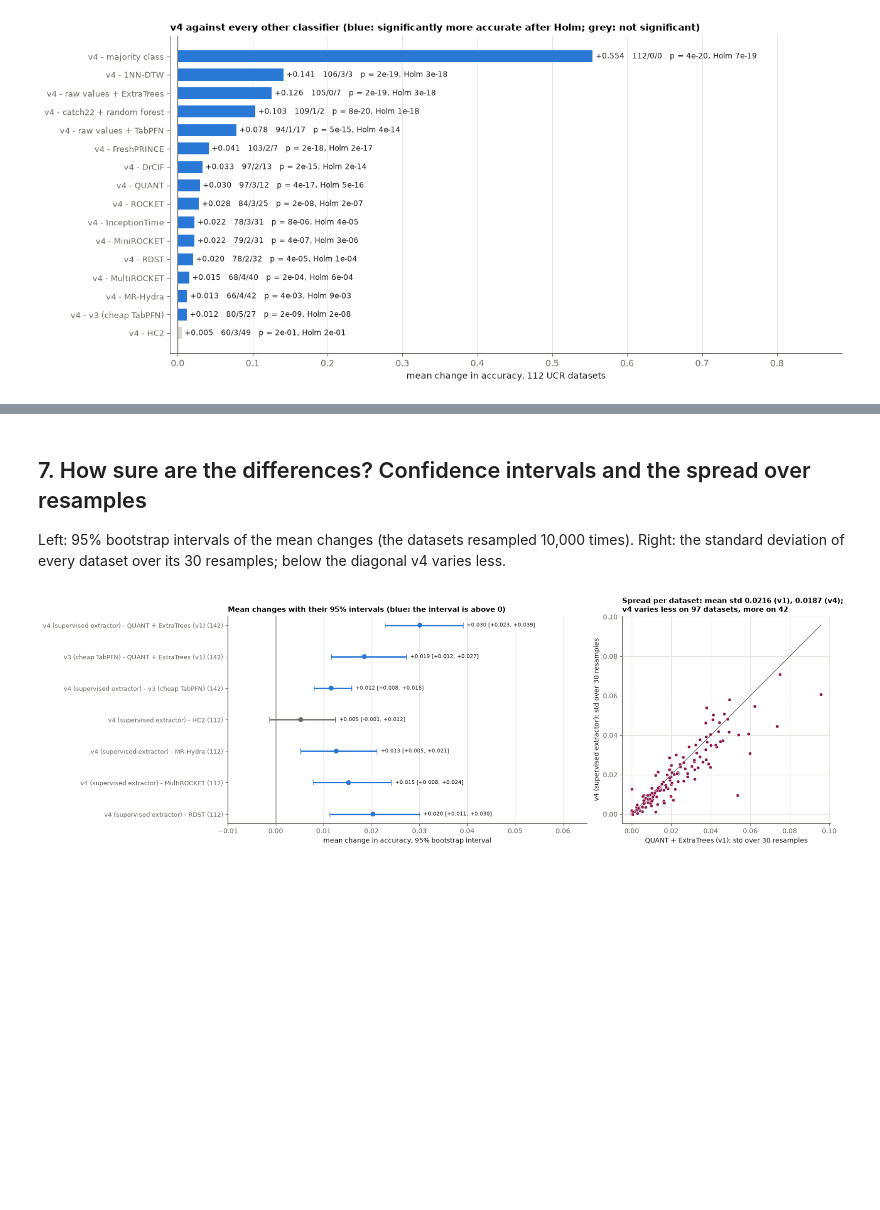
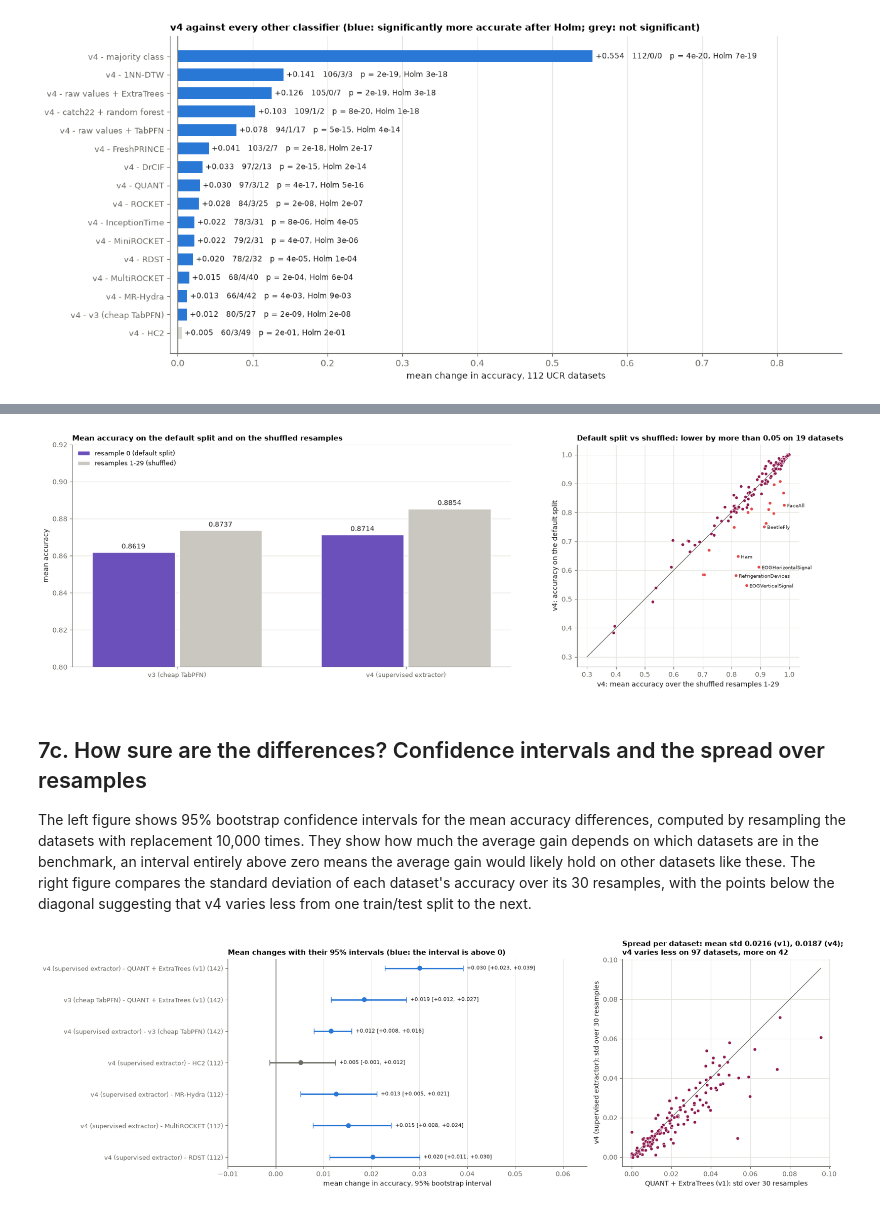
Before and after one commit to Constantin-87/quant-reproduction, a Jupyter notebook: notebooks/05_full-benchmark.ipynb, the cells around one changed output, grey strips where cells are left out. Cells and saved outputs as stored; diff of their text form; code cells hidden in the pictures; blank space fills up the shorter version.

```diff
--- a/notebooks/05_full-benchmark.ipynb
+++ b/notebooks/05_full-benchmark.ipynb
@@ -665,8 +359,47 @@ with plt.rc_context(REPORT_FONT):
+# %%
+SHOWN = ["v3", "v4"]
+R0 = pd.DataFrame(index=DATASETS)                 # resample 0 (the default split), every dataset
+SHUFFLED = pd.DataFrame(index=DATASETS)           # the mean of resamples 1-29
+for n in SHOWN:
+    R0[n] = ACCURACY[n][0]
+    SHUFFLED[n] = ACCURACY[n].drop(columns=0).mean(axis=1)
+SPLITS = {"resample 0 (default split)": R0, "resamples 1-29 (shuffled)": SHUFFLED}
+
+fig, axes = plt.subplots(1, 2, figsize=(17, 5.5), gridspec_kw={"width_ratios": [1.3, 1]})
+ax = axes[0]
+width = 0.38
+for s, (split, table) in enumerate(SPLITS.items()):
+    x = np.arange(len(SHOWN)) + (s - 0.5) * width             # two bars side by side for each version
+    color = GROUP_COLORS["held out"] if s == 0 else GROUP_COLORS["development"]
+    bars = ax.bar(x, [table[n].mean() for n in SHOWN], width * 0.95, color=color, edgecolor="white", label=split)
+    ax.bar_label(bars, fmt="{:.4f}", padding=3, fontsize=10, color=TEXT)
+ax.set_xticks(range(len(SHOWN)), [NAMES[n] for n in SHOWN], fontsize=9)
+ax.set_ylim(0.80, 0.92)
+ax.set_ylabel("mean accuracy")
+ax.set_title("Mean accuracy on the default split and on the shuffled resamples", loc="left")
+ax.legend(frameon=False, fontsize=9, loc="upper left")
+
+ax = axes[1]
+gap = R0["v4"] - SHUFFLED["v4"]
+ax.plot([0.3, 1], [0.3, 1], color=MUTED, linewidth=1, zorder=1)
+colors = [WORSE if g < -0.05 else RESULT_COLORS["v4"] for g in gap]    # red: more than 0.05 lower on the default split
+ax.scatter(SHUFFLED["v4"], R0["v4"], s=22, color=colors, edgecolor="white", linewidth=0.5, zorder=3)
+for name in gap.sort_values().index[:6]:                                 # the 6 largest drops, named
+    ax.annotate(name, (SHUFFLED.loc[name, "v4"], R0.loc[name, "v4"]), xytext=(4, -3), textcoords="offset points",
+                fontsize=7.5, color=TEXT)
+ax.set_xlabel("v4: mean accuracy over the shuffled resamples 1-29")
+ax.set_ylabel("v4: accuracy on the default split")
+ax.set_title(f"Default split vs shuffled: lower by more than 0.05 on {(gap < -0.05).sum()} datasets", loc="left")
+ax.grid(True, axis="both")
+ax.set_aspect("equal")
+fig.tight_layout()
+plt.show()
+# %% [output]
+[figure, new version]
 # %% [markdown]
-## 7. How sure are the differences? Confidence intervals and the spread over resamples
+## 7c. How sure are the differences? Confidence intervals and the spread over resamples
 
-Left: 95% bootstrap intervals of the mean changes (the datasets resampled 10,000 times). Right: the standard
-deviation of every dataset over its 30 resamples; below the diagonal v4 varies less.
+The left figure shows 95% bootstrap confidence intervals for the mean accuracy differences, computed by resampling the datasets with replacement 10,000 times. They show how much the average gain depends on which datasets are in the benchmark, an interval entirely above zero means the average gain would likely hold on other datasets like these. The right figure compares the standard deviation of each dataset's accuracy over its 30 resamples, with the points below the diagonal suggesting that v4 varies less from one train/test split to the next.
 # %%
 rng = np.random.default_rng(0)
 
```
Also changed, not shown: parts of 45 cells of this notebook, 9 other files.
